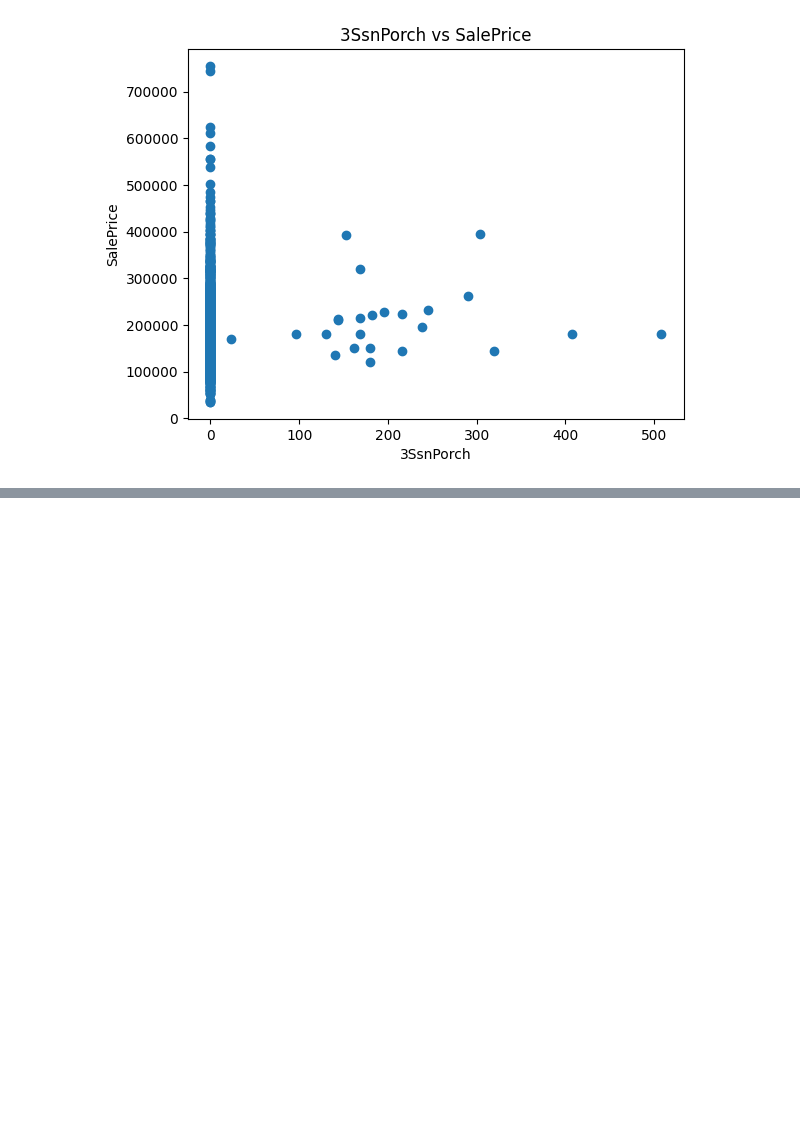
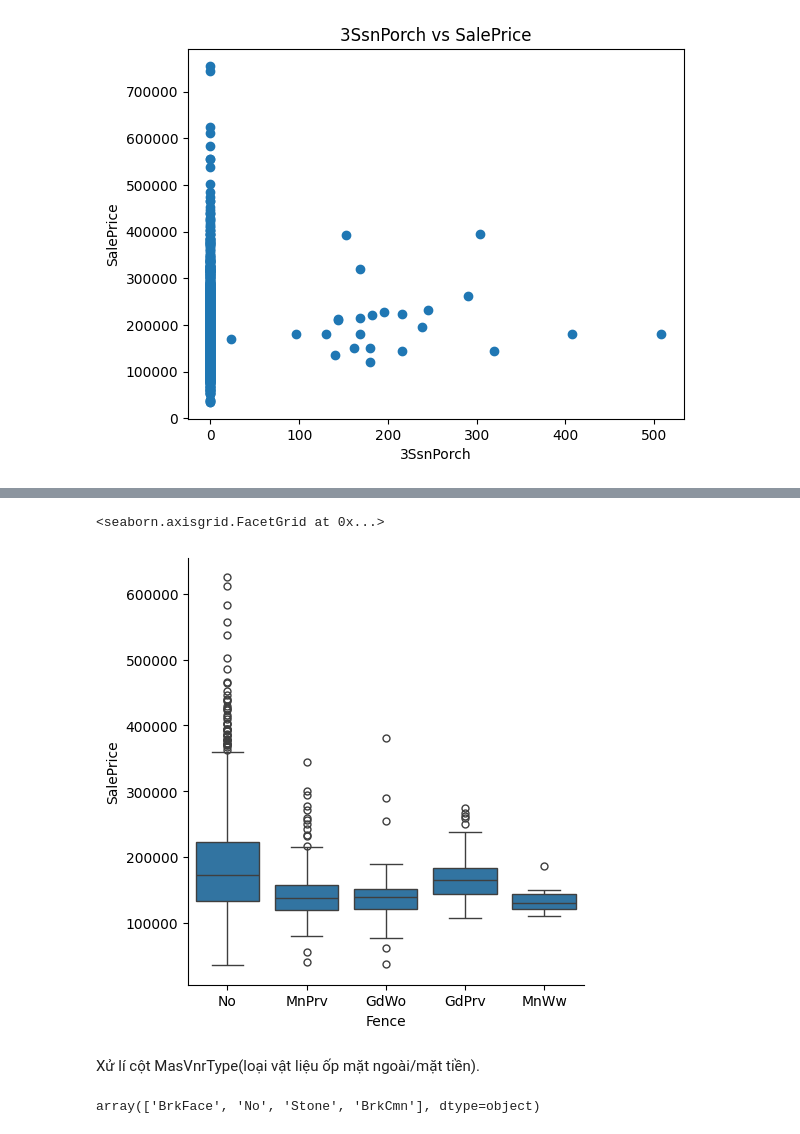
Before and after one commit to buiductrong01012005/dSHousePricePrediction, a Jupyter notebook: btlDS.ipynb, the cells around one changed output, grey strips where cells are left out. Saved outputs shown, nothing was run; the diff lists cells and outputs as text; code cells hidden in the pictures; blank space fills up the shorter version.

```diff
--- a/btlDS.ipynb
+++ b/btlDS.ipynb
@@ -606,0 +668,2 @@ Text(0.5, 1.0, '3SsnPorch vs SalePrice')
+# %%
+train_df['Fence'].fillna('No', inplace=True)
@@ -606,0 +686,11 @@ Text(0.5, 1.0, '3SsnPorch vs SalePrice')
+# %%
+sns.catplot(data=train_df, x="Fence", y="SalePrice", kind="box")
+# %% [output]
+<seaborn.axisgrid.FacetGrid at 0x...>
+[figure, added]
+# %% [markdown]
+Xử lí cột MasVnrType(loại vật liệu ốp mặt ngoài/mặt tiền).
+# %%
+train_df['MasVnrType'].unique()
+# %% [output]
+array(['BrkFace', 'No', 'Stone', 'BrkCmn'], dtype=object)
```
Also changed, not shown: parts of 98 cells of this notebook, 2 other files.
